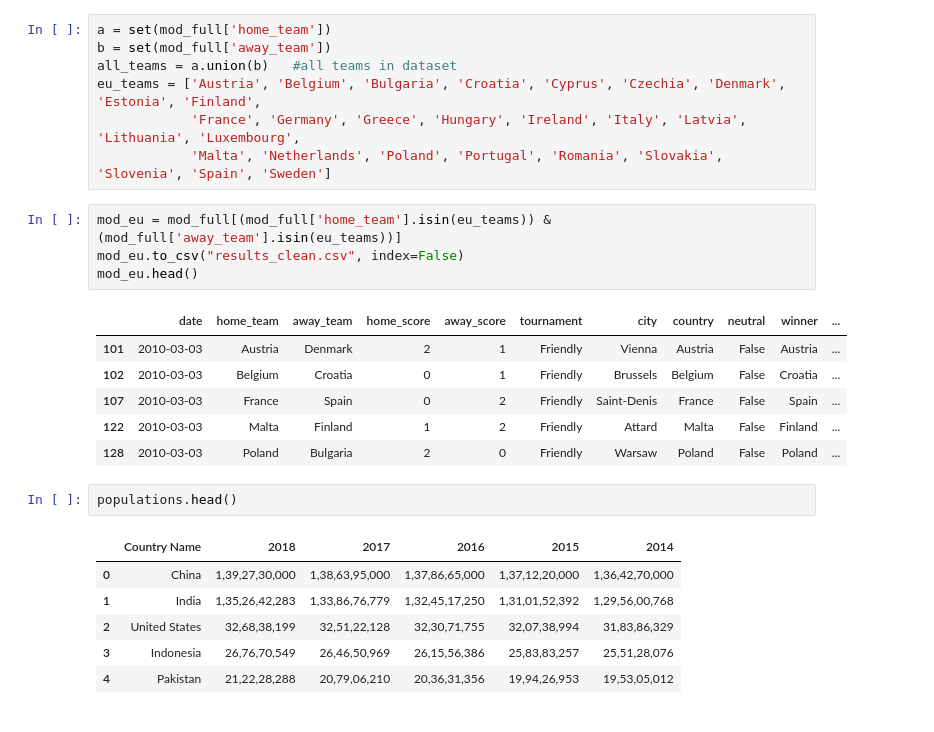
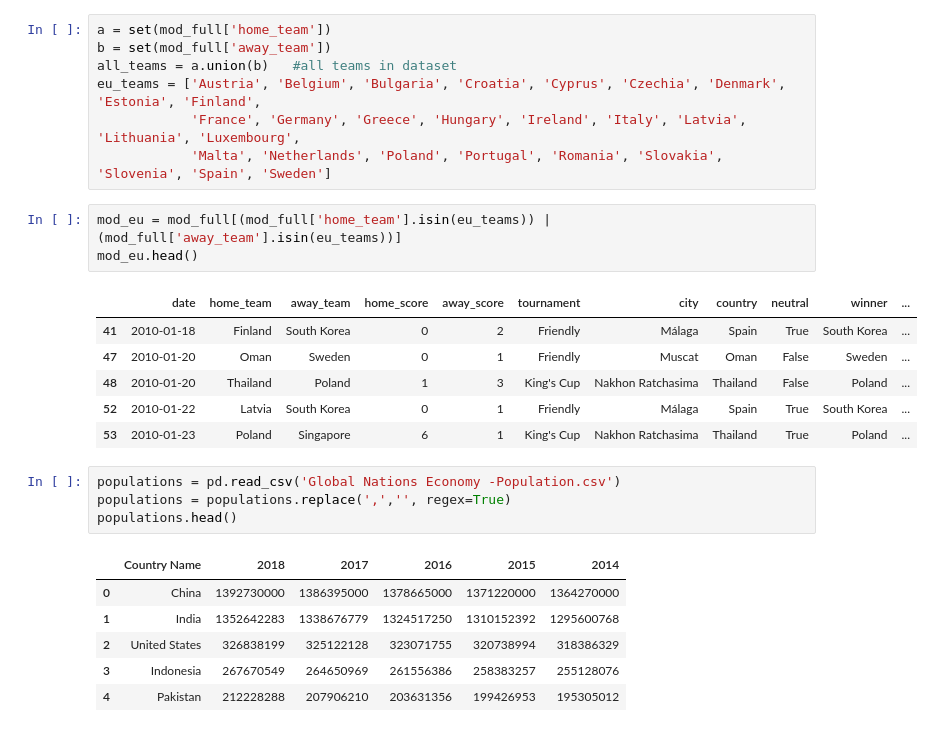
Before and after one commit to silva-nick/cs216-final, a Jupyter notebook: Cleaned Data and Immigration.ipynb, the cells around one changed output. Saved outputs shown, nothing was run; the diff lists cells and outputs as text.

```diff
--- a/Cleaned Data and Immigration.ipynb
+++ b/Cleaned Data and Immigration.ipynb
@@ -83,22 +83,23 @@ eu_teams = ['Austria', 'Belgium', 'Bulgaria', 'Croatia', 'Cyprus', 'Czechia', 'D
             'France', 'Germany', 'Greece', 'Hungary', 'Ireland', 'Italy', 'Latvia', 'Lithuania', 'Luxembourg',
             'Malta', 'Netherlands', 'Poland', 'Portugal', 'Romania', 'Slovakia', 'Slovenia', 'Spain', 'Sweden']
 # %%
-mod_eu = mod_full[(mod_full['home_team'].isin(eu_teams)) & (mod_full['away_team'].isin(eu_teams))]
-mod_eu.to_csv("results_clean.csv", index=False)
+mod_eu = mod_full[(mod_full['home_team'].isin(eu_teams)) | (mod_full['away_team'].isin(eu_teams))]
 mod_eu.head()
 # %% [output]
 |  | date | home_team | away_team | home_score | away_score | tournament | city | country | neutral | winner | ... |
-| 101 | 2010-03-03 | Austria | Denmark | 2 | 1 | Friendly | Vienna | Austria | False | Austria | ... |
-| 102 | 2010-03-03 | Belgium | Croatia | 0 | 1 | Friendly | Brussels | Belgium | False | Croatia | ... |
-| 107 | 2010-03-03 | France | Spain | 0 | 2 | Friendly | Saint-Denis | France | False | Spain | ... |
-| 122 | 2010-03-03 | Malta | Finland | 1 | 2 | Friendly | Attard | Malta | False | Finland | ... |
-| 128 | 2010-03-03 | Poland | Bulgaria | 2 | 0 | Friendly | Warsaw | Poland | False | Poland | ... |
+| 41 | 2010-01-18 | Finland | South Korea | 0 | 2 | Friendly | Málaga | Spain | True | South Korea | ... |
+| 47 | 2010-01-20 | Oman | Sweden | 0 | 1 | Friendly | Muscat | Oman | False | Sweden | ... |
+| 48 | 2010-01-20 | Thailand | Poland | 1 | 3 | King's Cup | Nakhon Ratchasima | Thailand | False | Poland | ... |
+| 52 | 2010-01-22 | Latvia | South Korea | 0 | 1 | Friendly | Málaga | Spain | True | South Korea | ... |
+| 53 | 2010-01-23 | Poland | Singapore | 6 | 1 | King's Cup | Nakhon Ratchasima | Thailand | True | Poland | ... |
 # %%
+populations = pd.read_csv('Global Nations Economy -Population.csv')
+populations = populations.replace(',','', regex=True)
 populations.head()
 # %% [output]
 |  | Country Name | 2018 | 2017 | 2016 | 2015 | 2014 |
-| 0 | China | 1,39,27,30,000 | 1,38,63,95,000 | 1,37,86,65,000 | 1,37,12,20,000 | 1,36,42,70,000 |
-| 1 | India | 1,35,26,42,283 | 1,33,86,76,779 | 1,32,45,17,250 | 1,31,01,52,392 | 1,29,56,00,768 |
-| 2 | United States | 32,68,38,199 | 32,51,22,128 | 32,30,71,755 | 32,07,38,994 | 31,83,86,329 |
-| 3 | Indonesia | 26,76,70,549 | 26,46,50,969 | 26,15,56,386 | 25,83,83,257 | 25,51,28,076 |
-| 4 | Pakistan | 21,22,28,288 | 20,79,06,210 | 20,36,31,356 | 19,94,26,953 | 19,53,05,012 |
+| 0 | China | 1392730000 | 1386395000 | 1378665000 | 1371220000 | 1364270000 |
+| 1 | India | 1352642283 | 1338676779 | 1324517250 | 1310152392 | 1295600768 |
+| 2 | United States | 326838199 | 325122128 | 323071755 | 320738994 | 318386329 |
+| 3 | Indonesia | 267670549 | 264650969 | 261556386 | 258383257 | 255128076 |
+| 4 | Pakistan | 212228288 | 207906210 | 203631356 | 199426953 | 195305012 |
```
Also changed, not shown: parts of 5 cells of this notebook.
